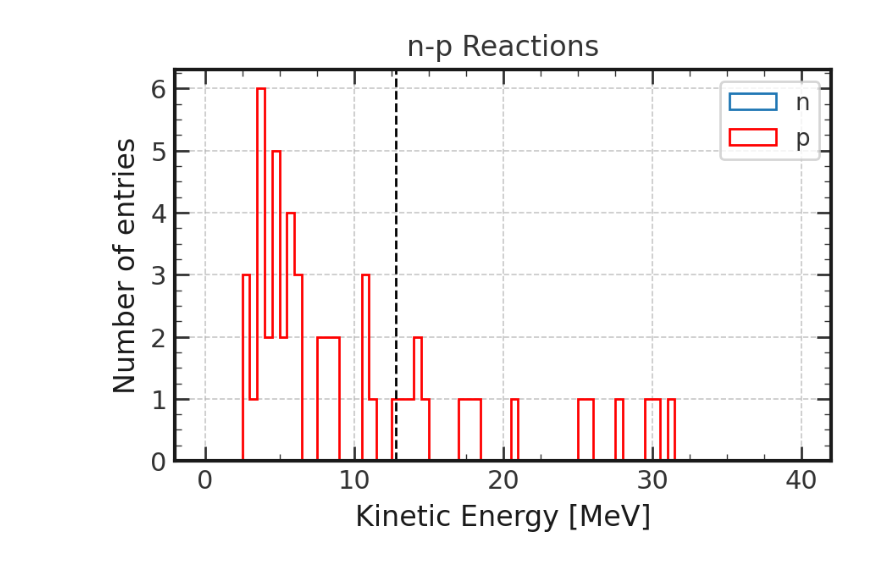
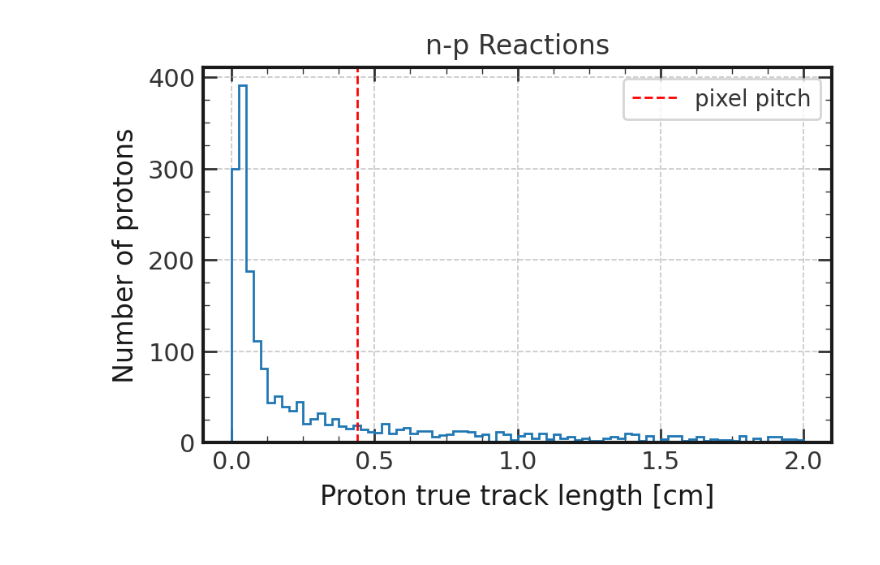
Before and after one commit to gkufatty/neutron-multiplicity, a Jupyter notebook: examples/truth_level_analysis_V2.ipynb, the cells around one changed output. Cells and saved outputs as stored; diff of their text form; code cells hidden in the pictures.

```diff
--- a/examples/truth_level_analysis_V2.ipynb
+++ b/examples/truth_level_analysis_V2.ipynb
@@ -64,5 +64,32 @@ def check_atom_pdg(number):
 
     # Return True if it matches, False otherwise
     return bool(match)
+
+
+
+def get_Z_of_PDG(number):
+    # Convert the number to a string
+    str_number = str(number)
+    # Get the 5th and 6th digits
+    fifth_digit = str_number[4]
+    sixth_digit = str_number[5]
+    complete_z = fifth_digit + sixth_digit
+    # Return the digits as a tuple
+    return complete_z
+
+
+
+def calculate_length(np_dict):
+    distances = []
+    start_points = np_dict['proton_start']
+    end_points = np_dict['proton_end']
+    for i in range(len(start_points)):
+        dx2 = np.square(end_points[i][0][0] - start_points[i][0][0])
+        dy2 = np.square(end_points[i][0][1] - start_points[i][0][1])
+        dz2 = np.square(end_points[i][0][2] - start_points[i][0][2])
+        temp_distance = np.sqrt(dx2 + dy2 + dz2)
+        distances.append(temp_distance)
+
+    return distances
 # %%
 print(check_atom_pdg(ParticleCode().argon))
@@ -268,11 +767,11 @@ plt.show()
 # %%
-plt.hist(np_dict['neutron_energy'],bins=20,range=(12.,40.),histtype='step',label='n')
-plt.hist(np_dict['proton_energy'],bins=80,range=(0,40.),histtype='step', color='red',label ='p')
-plt.title("n-p Reactions")
-plt.ylabel('Number of entries')
-plt.xlabel('Kinetic Energy [MeV]')
-plt.axvline(12.8,0,1,ls="--",lw=1.,color='black')
+p_lengths = calculate_length(np_dict)
+plt.hist(p_lengths,bins=80,histtype='step',range=(0.,2.))
+plt.title('n-p Reactions')
+plt.xlabel('Proton true track length [cm]')
+plt.ylabel('Number of protons')
+plt.axvline(0.44,0,1,ls="--",lw=1.,color='red',label='pixel pitch')
 plt.legend()
 plt.show()
 # %% [output]
-[figure, old version]
+[figure, new version]
```
Also changed, not shown: parts of 19 cells of this notebook, 2 other files.
